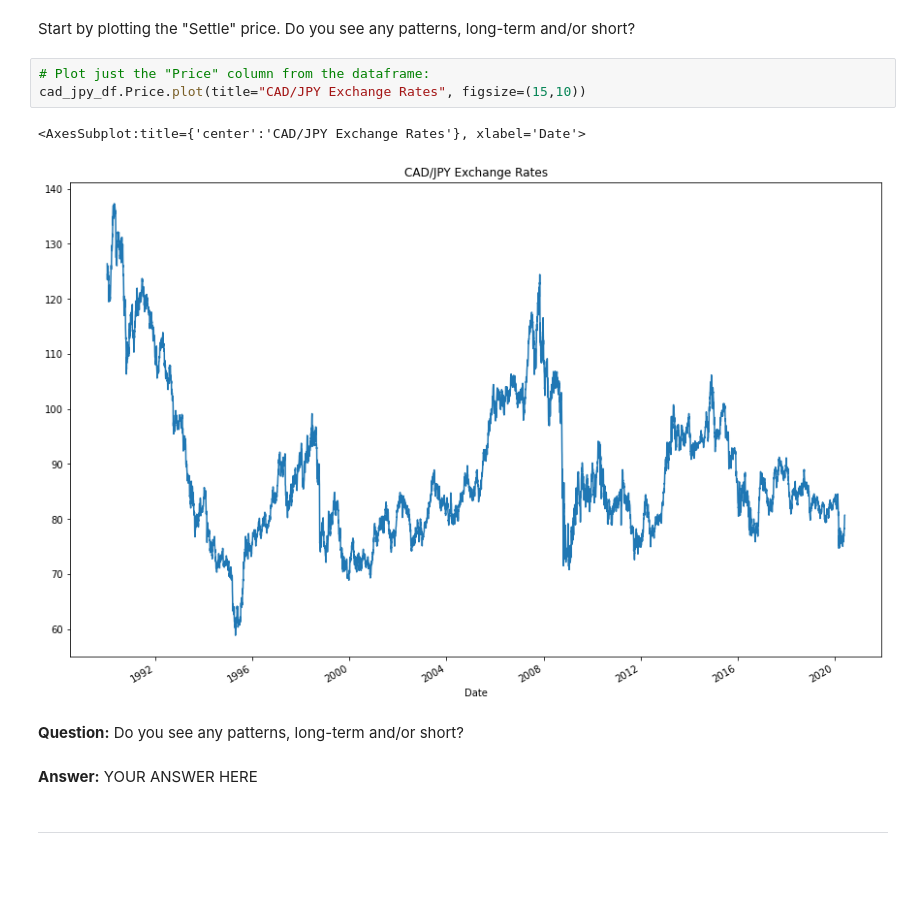
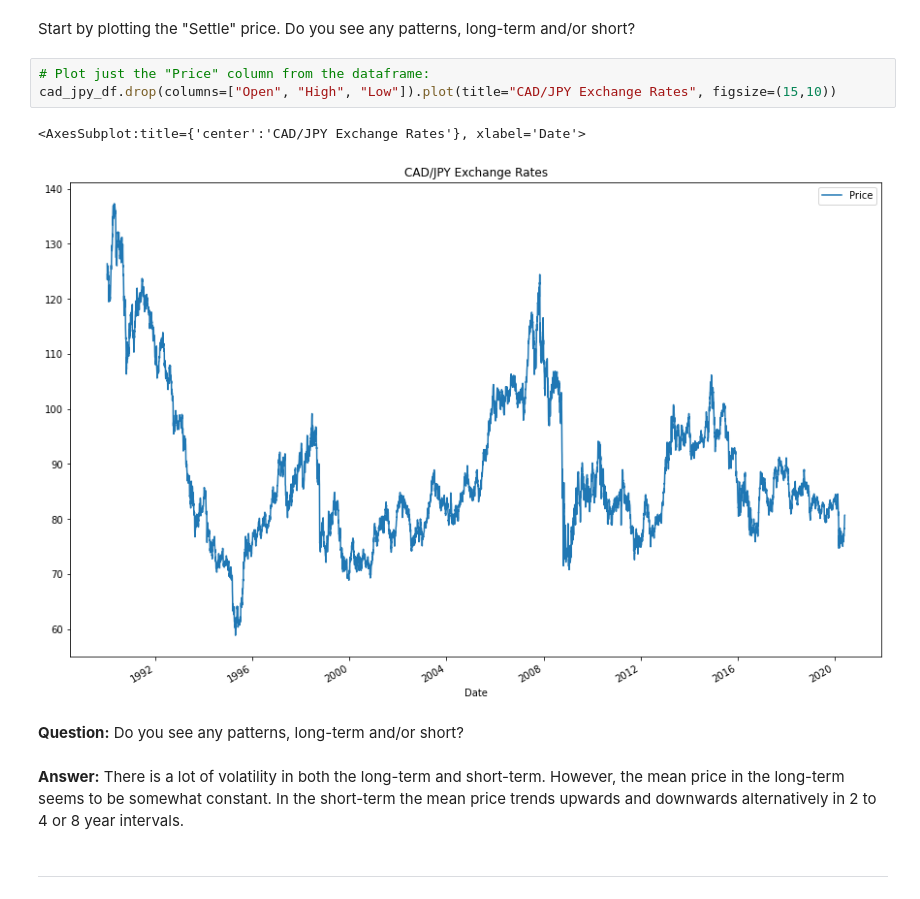
Before and after one commit to brilliantlyc/Yen_Time_Series_Analysis, a Jupyter notebook: time_series_analysis.ipynb, the cells around one changed output. Cells and saved outputs as stored; diff of their text form; blank space fills up the shorter version.

```diff
--- a/time_series_analysis.ipynb
+++ b/time_series_analysis.ipynb
@@ -41,14 +41,14 @@ cad_jpy_df.head()
  Start by plotting the "Settle" price. Do you see any patterns, long-term and/or short?
 # %%
 # Plot just the "Price" column from the dataframe:
-cad_jpy_df.Price.plot(title="CAD/JPY Exchange Rates", figsize=(15,10))
+cad_jpy_df.drop(columns=["Open", "High", "Low"]).plot(title="CAD/JPY Exchange Rates", figsize=(15,10))
 # %% [output]
 <AxesSubplot:title={'center':'CAD/JPY Exchange Rates'}, xlabel='Date'>
-[figure, old version]
+[figure, new version]
 # %% [markdown]
 **Question:** Do you see any patterns, long-term and/or short?
-# %% [markdown]
-**Answer:** YOUR ANSWER HERE
+# %% [markdown]
+**Answer:** There is a lot of volatility in both the long-term and short-term. However, the mean price in the long-term seems to be somewhat constant. In the short-term the mean price trends upwards and downwards alternatively in 2 to 4 or 8 year intervals.
 # %% [markdown]
 ---
 # %% [markdown]
```
Also changed, not shown: parts of 7 cells of this notebook.
